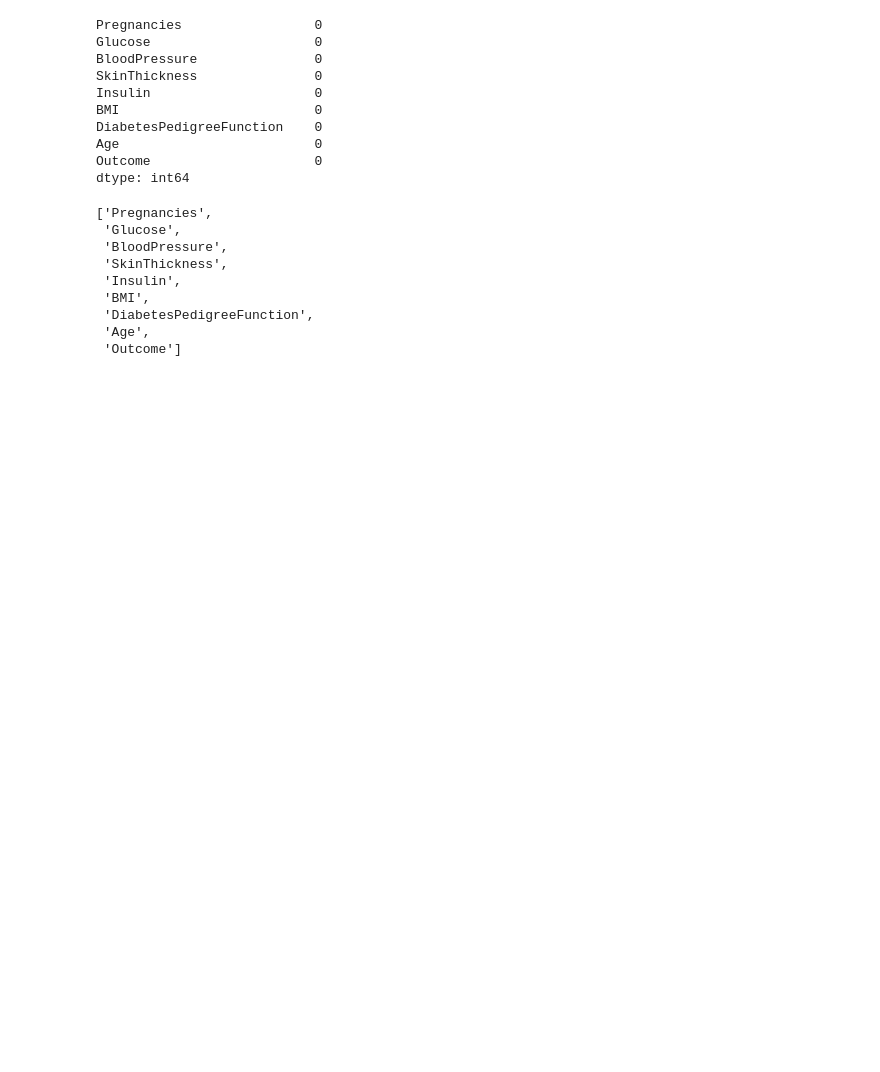
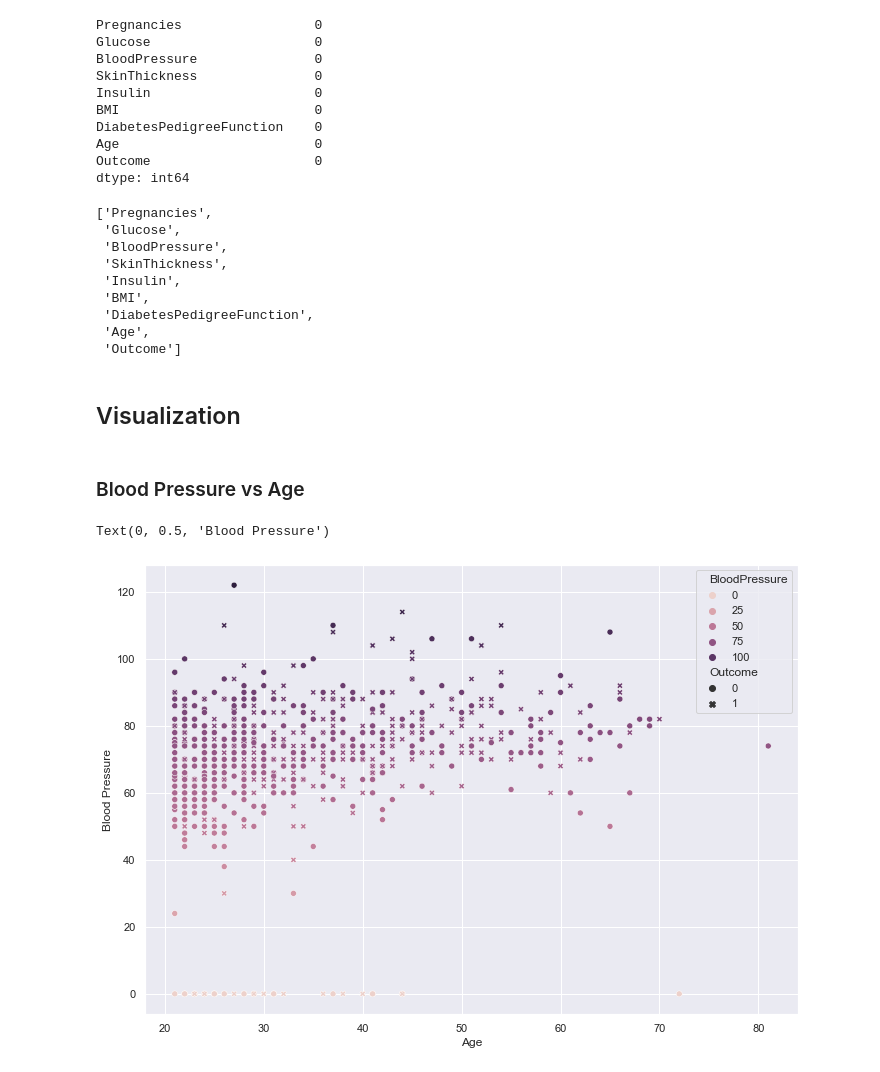
Before and after one commit to Spidey03/learning-ml, a Jupyter notebook: classification/KNN/diabetes/diabetes_visualization.ipynb, the cells around one changed output. Drawn from its saved outputs; the diff is of its cells as text; code cells hidden in the pictures; blank space fills up the shorter version.

Commit message:
visualization

```diff
--- a/classification/KNN/diabetes/diabetes_visualization.ipynb
+++ b/classification/KNN/diabetes/diabetes_visualization.ipynb
@@ -70,3 +71,20 @@ df.columns.to_list()
  'DiabetesPedigreeFunction',
  'Age',
  'Outcome']
+# %% [markdown]
+## Visualization
+# %% [markdown]
+### Blood Pressure vs Age
+# %%
+g = sns.scatterplot(
+    x='Age',
+    y='BloodPressure',
+    data=df,
+    hue="BloodPressure",
+    style='Outcome'
+)
+plt.xlabel('Age')
+plt.ylabel('Blood Pressure')
+# %% [output]
+Text(0, 0.5, 'Blood Pressure')
+[figure, added]
```
Also changed, not shown: parts of 1 cell of this notebook.
